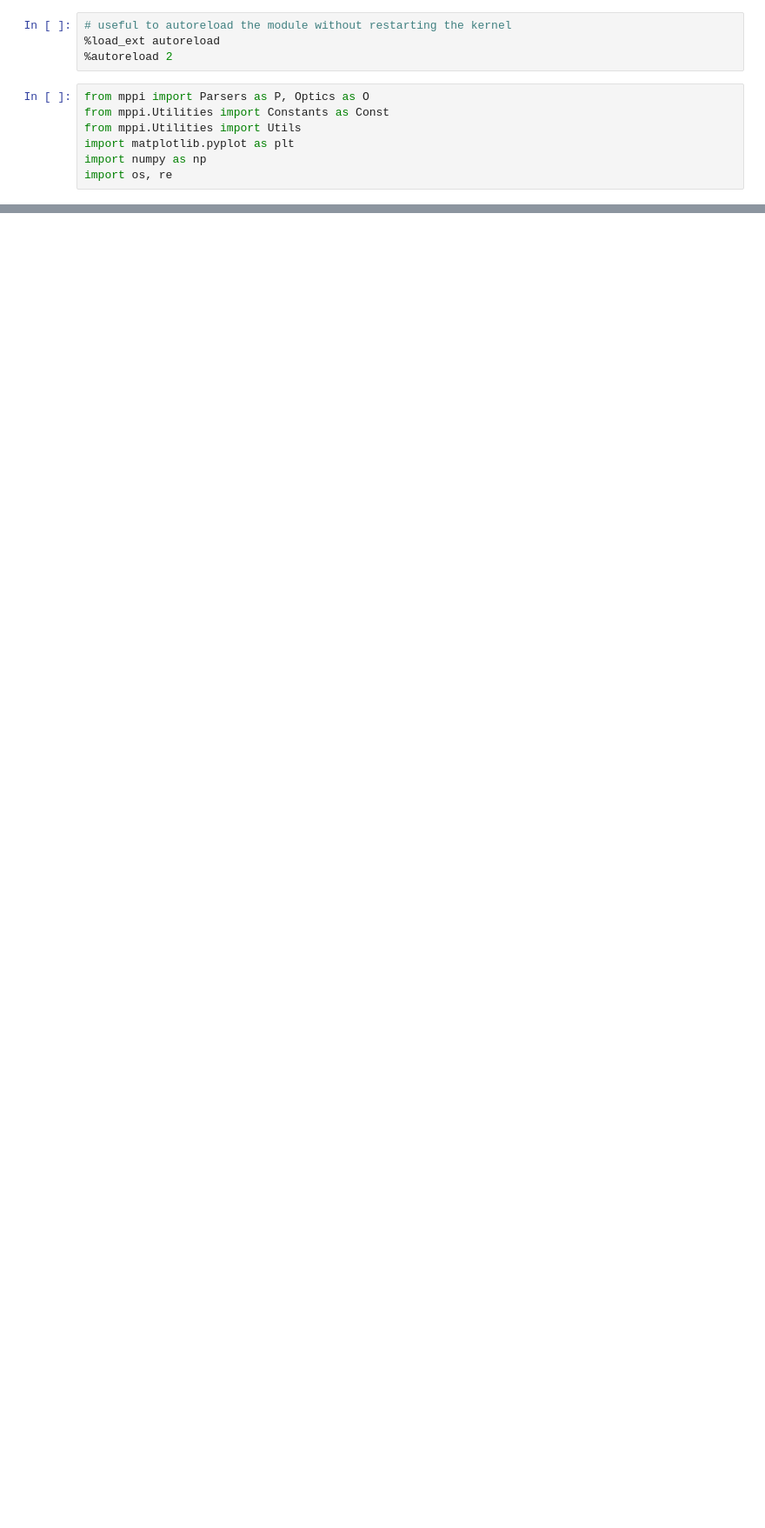
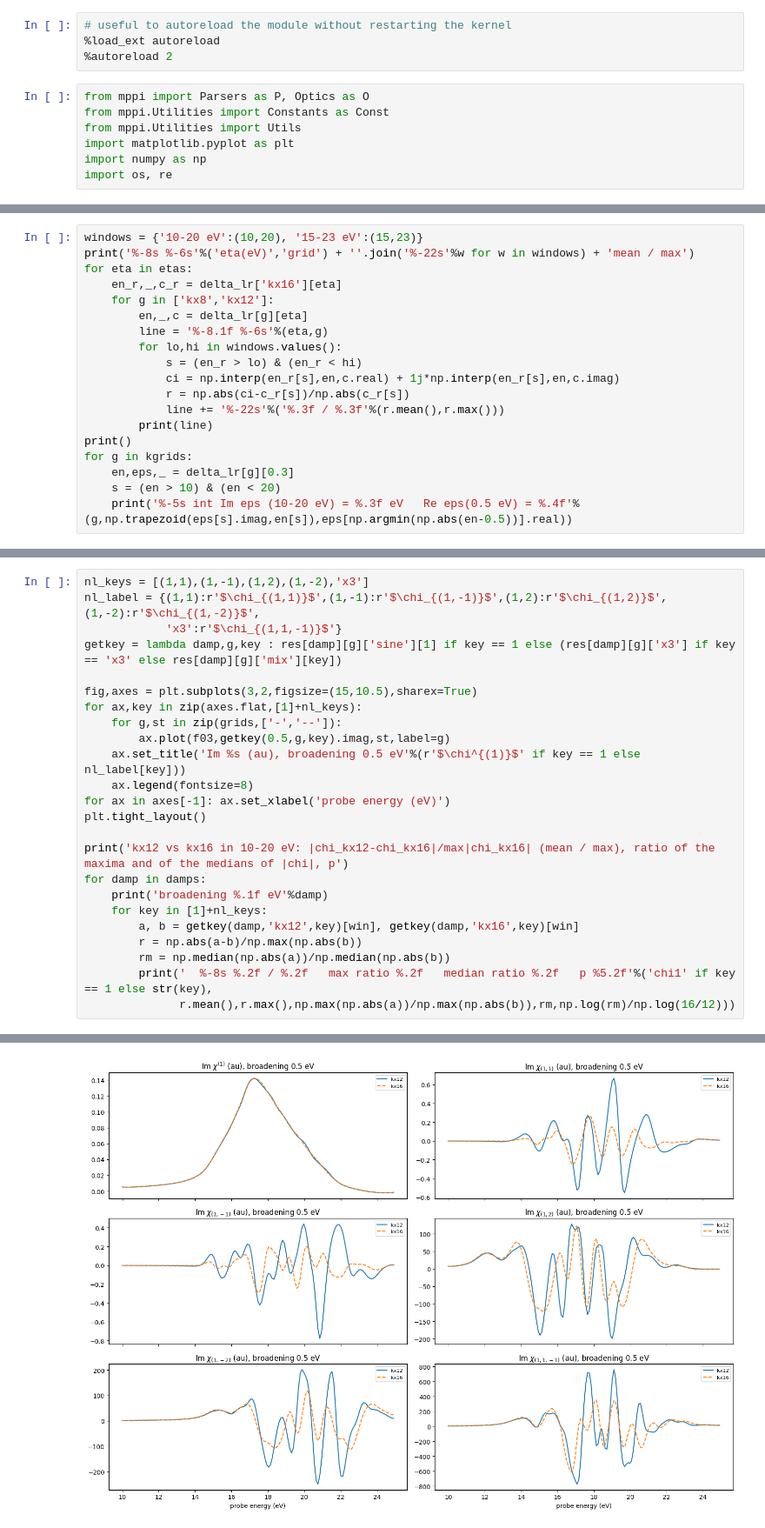
Before and after one commit to marcodalessandro76/LiF, a Jupyter notebook: NL_Chi/NL-Chi_Analysis.ipynb, the cells around one changed output, grey strips where cells are left out. Shown at 87% size. Drawn from its saved outputs; the diff is of its cells as text; blank space fills up the shorter version.

```diff
--- a/NL_Chi/NL-Chi_Analysis.ipynb
+++ b/NL_Chi/NL-Chi_Analysis.ipynb
@@ -1284,0 +81,19 @@ Parse file Davide_data/20250312_Report_simulations_data_kx16_ball/td-ip-ber_3.0a
+# %%
+windows = {'10-20 eV':(10,20), '15-23 eV':(15,23)}
+print('%-8s %-6s'%('eta(eV)','grid') + ''.join('%-22s'%w for w in windows) + 'mean / max')
+for eta in etas:
+    en_r,_,c_r = delta_lr['kx16'][eta]
+    for g in ['kx8','kx12']:
+        en,_,c = delta_lr[g][eta]
+        line = '%-8.1f %-6s'%(eta,g)
+        for lo,hi in windows.values():
+            s = (en_r > lo) & (en_r < hi)
+            ci = np.interp(en_r[s],en,c.real) + 1j*np.interp(en_r[s],en,c.imag)
+            r = np.abs(ci-c_r[s])/np.abs(c_r[s])
+            line += '%-22s'%('%.3f / %.3f'%(r.mean(),r.max()))
+        print(line)
+print()
+for g in kgrids:
+    en,eps,_ = delta_lr[g][0.3]
+    s = (en > 10) & (en < 20)
+    print('%-5s int Im eps (10-20 eV) = %.3f eV   Re eps(0.5 eV) = %.4f'%(g,np.trapezoid(eps[s].imag,en[s]),eps[np.argmin(np.abs(en-0.5))].real))
@@ -1284,0 +249,25 @@ Parse file Davide_data/20250312_Report_simulations_data_kx16_ball/td-ip-ber_3.0a
+# %%
+nl_keys = [(1,1),(1,-1),(1,2),(1,-2),'x3']
+nl_label = {(1,1):r'$\chi_{(1,1)}$',(1,-1):r'$\chi_{(1,-1)}$',(1,2):r'$\chi_{(1,2)}$',(1,-2):r'$\chi_{(1,-2)}$',
+            'x3':r'$\chi_{(1,1,-1)}$'}
+getkey = lambda damp,g,key : res[damp][g]['sine'][1] if key == 1 else (res[damp][g]['x3'] if key == 'x3' else res[damp][g]['mix'][key])
+
+fig,axes = plt.subplots(3,2,figsize=(15,10.5),sharex=True)
+for ax,key in zip(axes.flat,[1]+nl_keys):
+    for g,st in zip(grids,['-','--']):
+        ax.plot(f03,getkey(0.5,g,key).imag,st,label=g)
+    ax.set_title('Im %s (au), broadening 0.5 eV'%(r'$\chi^{(1)}$' if key == 1 else nl_label[key]))
+    ax.legend(fontsize=8)
+for ax in axes[-1]: ax.set_xlabel('probe energy (eV)')
+plt.tight_layout()
+
+print('kx12 vs kx16 in 10-20 eV: |chi_kx12-chi_kx16|/max|chi_kx16| (mean / max), ratio of the maxima and of the medians of |chi|, p')
+for damp in damps:
+    print('broadening %.1f eV'%damp)
+    for key in [1]+nl_keys:
+        a, b = getkey(damp,'kx12',key)[win], getkey(damp,'kx16',key)[win]
+        r = np.abs(a-b)/np.max(np.abs(b))
+        rm = np.median(np.abs(a))/np.median(np.abs(b))
+        print('  %-8s %.2f / %.2f   max ratio %.2f   median ratio %.2f   p %5.2f'%('chi1' if key == 1 else str(key),
+              r.mean(),r.max(),np.max(np.abs(a))/np.max(np.abs(b)),rm,np.log(rm)/np.log(16/12)))
+# %% [output]
@@ -1284,0 +289 @@ Parse file Davide_data/20250312_Report_simulations_data_kx16_ball/td-ip-ber_3.0a
+[figure, added]
```
Also changed, not shown: parts of 118 cells of this notebook, 4 other files.
